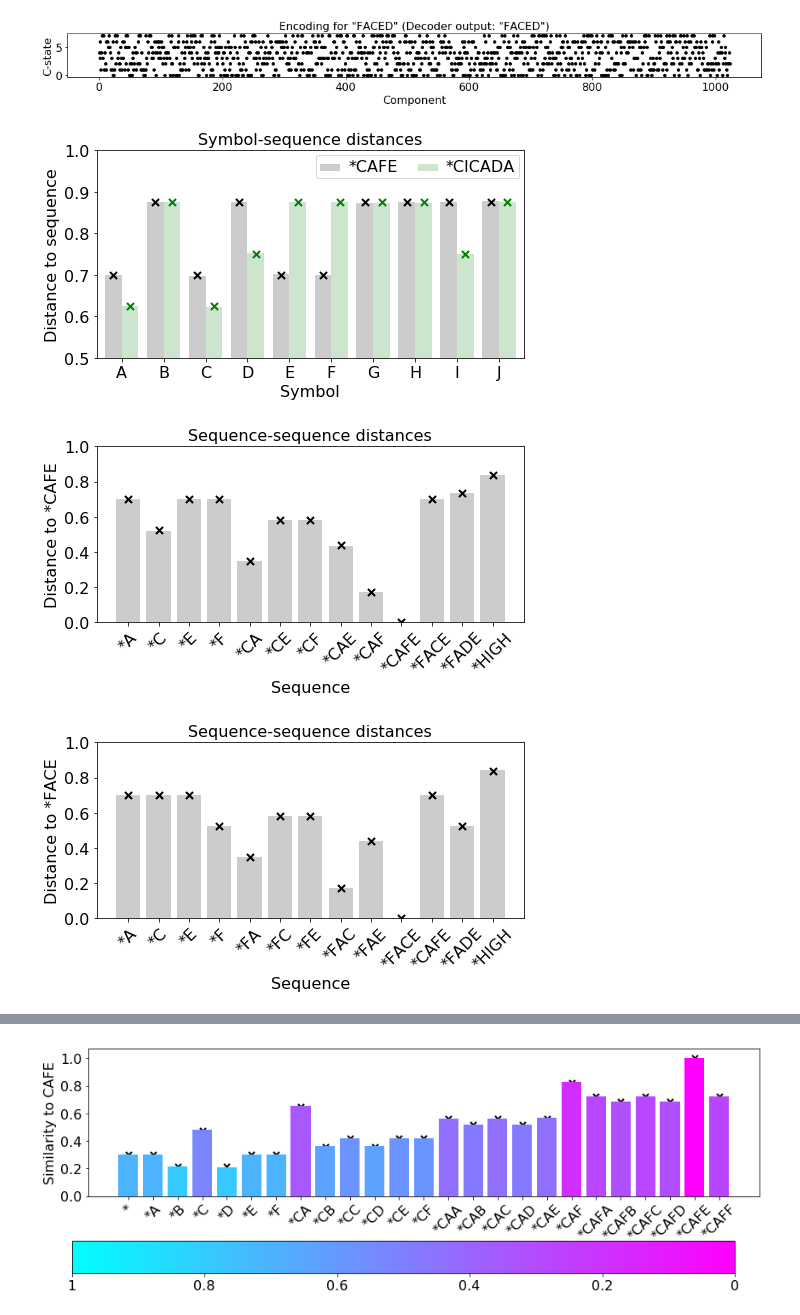
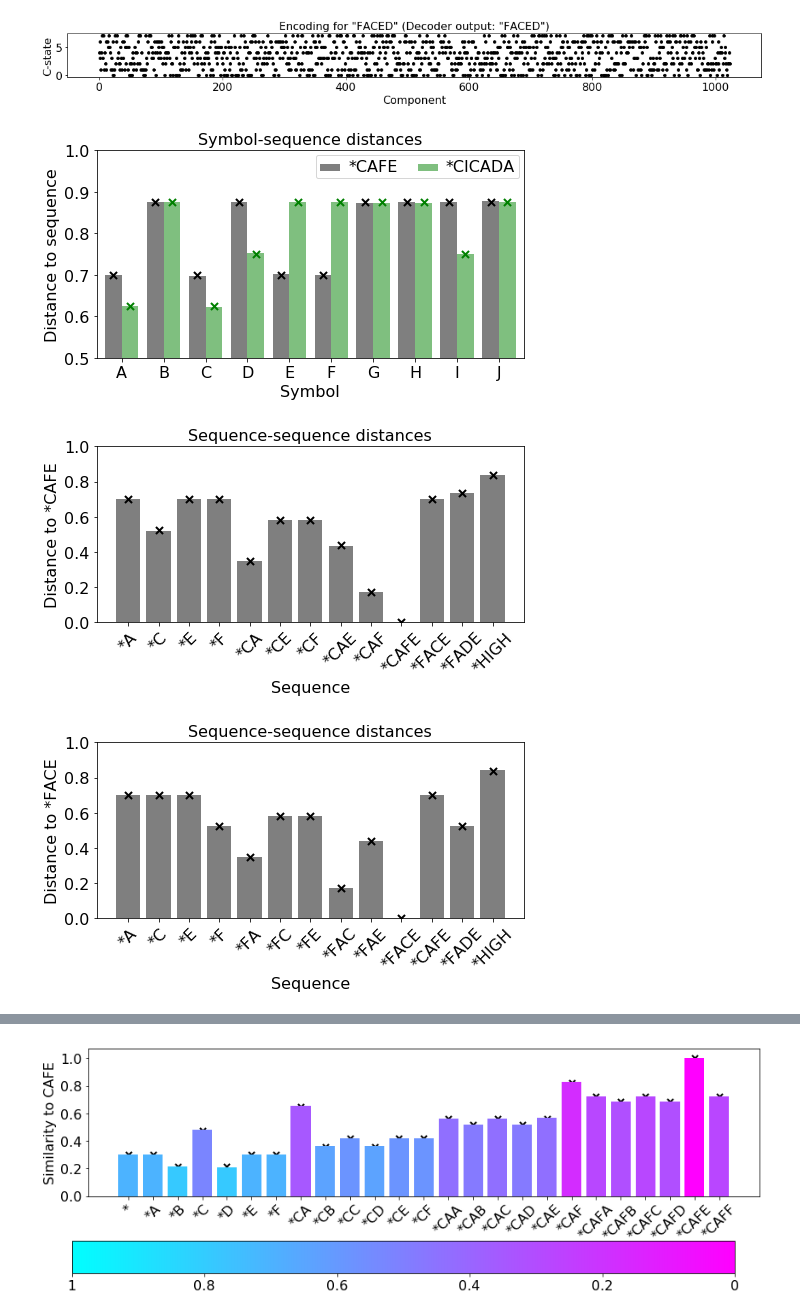
Before and after one commit to rkp8000/crossing_over, a Jupyter notebook: 1_encoding.ipynb, the cells around one changed output, grey strips where cells are left out. Cells and saved outputs as stored; diff of their text form; code cells hidden in the pictures.

```diff
--- a/1_encoding.ipynb
+++ b/1_encoding.ipynb
@@ -198,35 +198,35 @@ hs = []
 
 for y, c, x_off in zip(['CAFE', 'CICADA'], ['k', 'g'], [-.2, .2]):
     # generate simulated similarities
     dst = np.nan * np.zeros((N_TRIALS, len(D)))
 
     for seed in range(N_TRIALS):
         encoder = Encoder(seed, D, N, Z, GAM)
         x = encoder.encode(y)
         dst[seed] = [hamming(x, encoder.xs[i]) for i in range(encoder.m)]
 
-    h = ax.bar(np.arange(len(D)) + x_off, dst.mean(0), width=.4, color=c, alpha=.2, label='*' + y)
+    h = ax.bar(np.arange(len(D)) + x_off, dst.mean(0), width=.4, color=c, alpha=.5, label='*' + y)
 
     # plot exact distances
     dst_exact = [1 - encoder.smty_seq_sbl(y, s_)[0] for s_ in D]
     ax.scatter(np.arange(len(dst_exact)) + x_off, dst_exact, c=c, s=50, marker='x', lw=2)
     hs.append(h)
 
 ax.set_xlim(X_LIM[0]+.4, X_LIM[1]-.4)
 ax.set_ylim(.5, 1)
 
 ax.set_xticks(range(X_LIM[1]))
 ax.set_xticklabels(D[:X_LIM[1]])
 
 ax.set_xlabel('Symbol')
 ax.set_ylabel('Distance to sequence')
 ax.set_title('Symbol-sequence distances')
 
 ax.legend(handles=hs, ncol=2)
 
 set_font_size(ax, 16)
 # %% [output]
-[figure, old version]
+[figure, new version]
 # %%
 # plot expected and true seq-seq similarities
 N_TRIALS = 100
@@ -246,7 +246,7 @@ dst_exact = [1 - encoder.smty_seq_seq(y, y_)[0] for y_ in y_s]
 
 fig, ax = plt.subplots(1, 1, figsize=(7, 4), tight_layout=True)
 
-ax.bar(np.arange(len(y_s)), dst.mean(0), width=.8, color='k', alpha=.2)
+ax.bar(np.arange(len(y_s)), dst.mean(0), width=.8, color='k', alpha=.5)
 ax.scatter(np.arange(len(y_s)), dst_exact, c='k', s=50, marker='x', lw=2)
 
 ax.set_ylim(0, 1)
@@ -258,7 +258,7 @@ ax.set_ylabel('Distance to *{}'.format(y))
 ax.set_title('Sequence-sequence distances')
 set_font_size(ax, 16)
 # %% [output]
-[figure, old version]
+[figure, new version]
 # %%
 # plot expected and true seq-seq similarities
 N_TRIALS = 100
@@ -278,7 +278,7 @@ dst_exact = [1 - encoder.smty_seq_seq(y, y_)[0] for y_ in y_s]
 
 fig, ax = plt.subplots(1, 1, figsize=(7, 4), tight_layout=True)
 
-ax.bar(np.arange(len(y_s)), dst.mean(0), width=.8, color='k', alpha=.2)
+ax.bar(np.arange(len(y_s)), dst.mean(0), width=.8, color='k', alpha=.5)
 ax.scatter(np.arange(len(y_s)), dst_exact, c='k', s=50, marker='x', lw=2)
 
 ax.set_ylim(0, 1)
@@ -290,7 +290,7 @@ ax.set_ylabel('Distance to *{}'.format(y))
 ax.set_title('Sequence-sequence distances')
 set_font_size(ax, 16)
 # %% [output]
-[figure, old version]
+[figure, new version]
 # %%
 # plot expected and true seq-seq similarities
 N_TRIALS = 100
```
Also changed, not shown: parts of 2 cells of this notebook.
